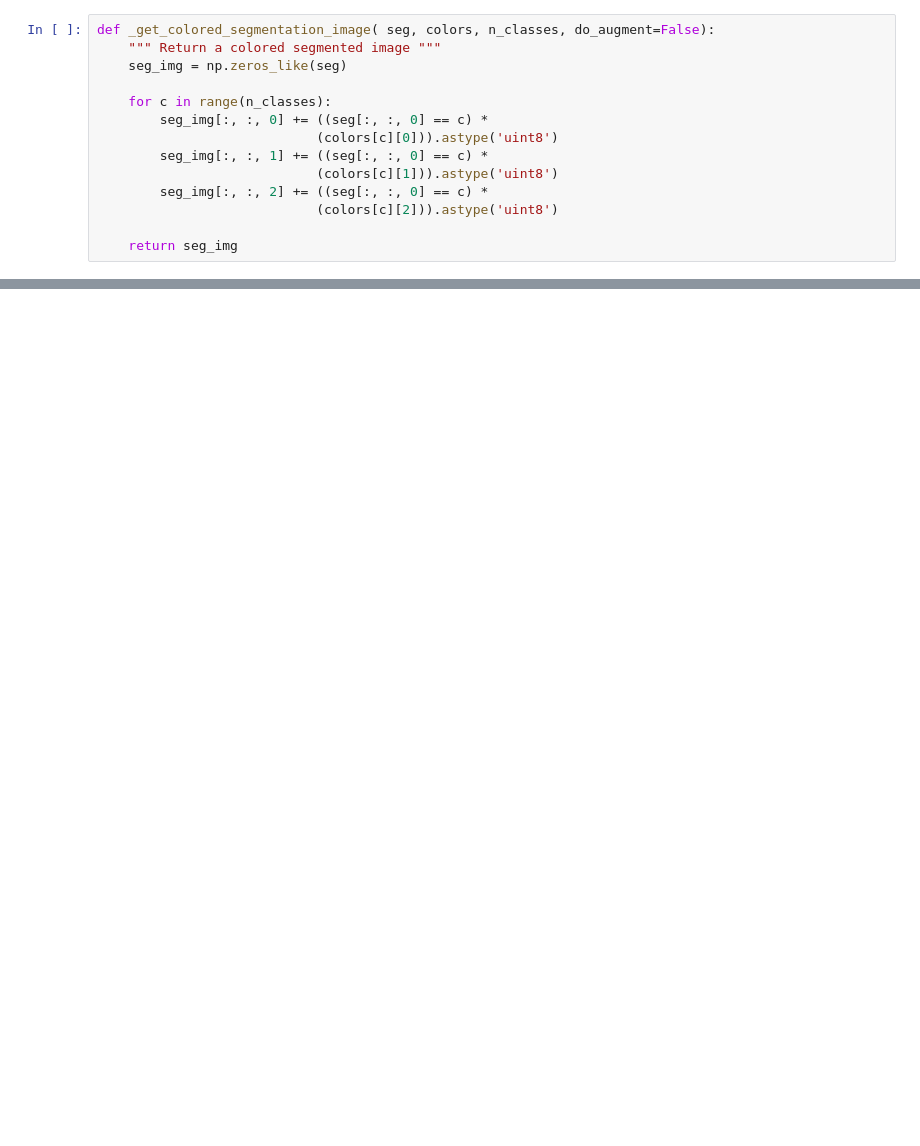
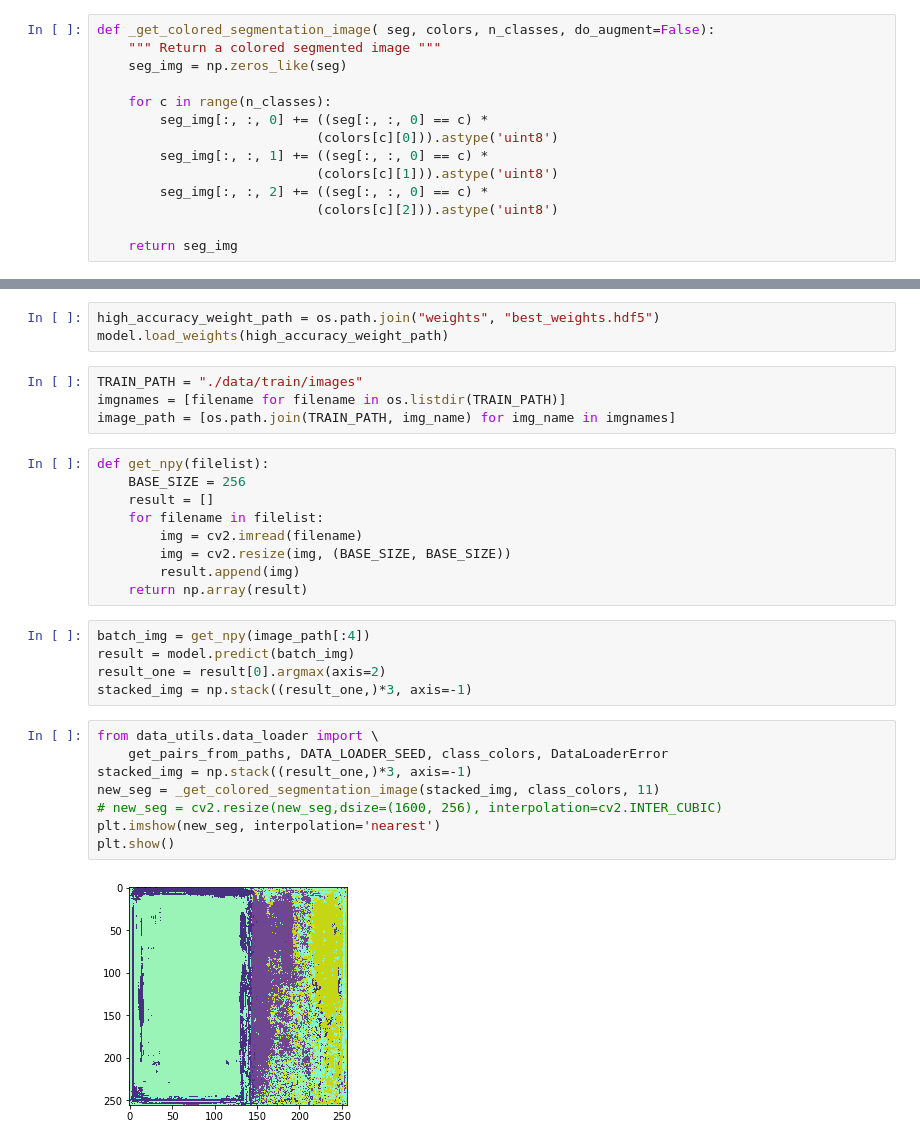
Before and after one commit to blissray/ml-d-project, a Jupyter notebook: code/dl/semantic_segmentation/steel_defect/show_masks.ipynb, the cells around one changed output, grey strips where cells are left out. Cells and saved outputs as stored; diff of their text form; blank space fills up the shorter version.

```diff
--- a/code/dl/semantic_segmentation/steel_defect/show_masks.ipynb
+++ b/code/dl/semantic_segmentation/steel_defect/show_masks.ipynb
@@ -81,0 +130,31 @@ plt.show()
+# %%
+high_accuracy_weight_path = os.path.join("weights", "best_weights.hdf5")
+model.load_weights(high_accuracy_weight_path)
+# %%
+TRAIN_PATH = "./data/train/images"
+imgnames = [filename for filename in os.listdir(TRAIN_PATH)]
+image_path = [os.path.join(TRAIN_PATH, img_name) for img_name in imgnames]
+# %%
+def get_npy(filelist):
+    BASE_SIZE = 256
+    result = []
+    for filename in filelist:
+        img = cv2.imread(filename)
+        img = cv2.resize(img, (BASE_SIZE, BASE_SIZE))
+        result.append(img)
+    return np.array(result)
+# %%
+batch_img = get_npy(image_path[:4])
+result = model.predict(batch_img)
+result_one = result[0].argmax(axis=2)
+stacked_img = np.stack((result_one,)*3, axis=-1)
+# %%
+from data_utils.data_loader import \
+    get_pairs_from_paths, DATA_LOADER_SEED, class_colors, DataLoaderError
+stacked_img = np.stack((result_one,)*3, axis=-1)
+new_seg = _get_colored_segmentation_image(stacked_img, class_colors, 11)
+# new_seg = cv2.resize(new_seg,dsize=(1600, 256), interpolation=cv2.INTER_CUBIC)
+plt.imshow(new_seg, interpolation='nearest')
+plt.show()
+# %% [output]
+[figure, added]
```
Also changed, not shown: parts of 19 cells of this notebook, 7 other files.
